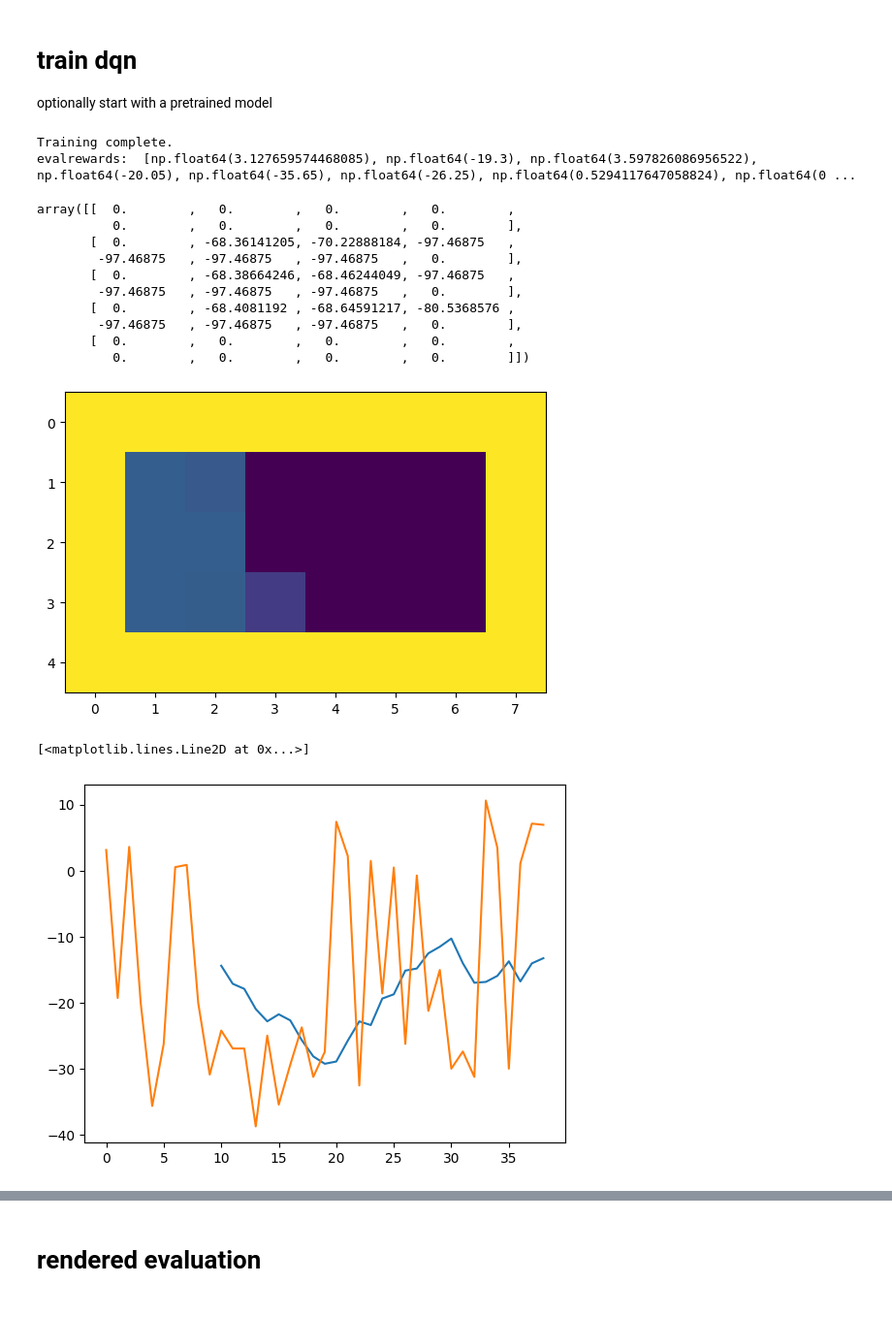
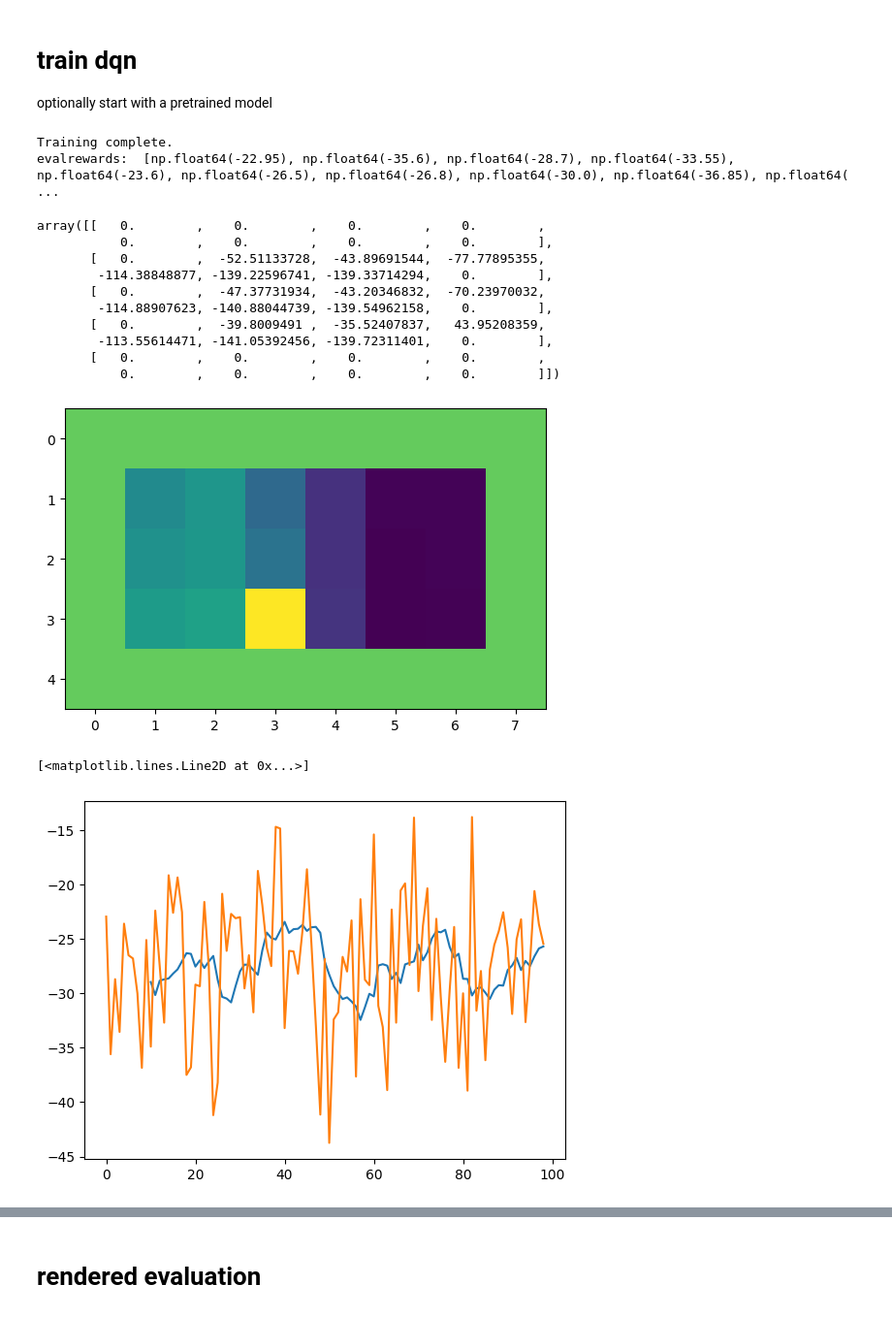
Before and after one commit to flaccagora/RoboSurgery, a Jupyter notebook: src/train.ipynb, the cells around one changed output, grey strips where cells are left out. Shown at 97% size. Drawn from its saved outputs; the diff is of its cells as text; code cells hidden in the pictures.

```diff
--- a/src/train.ipynb
+++ b/src/train.ipynb
@@ -79,7 +79,7 @@ state_value = np.max(Q,axis=1)
 Value_matrix_plot = np.zeros(env.maze.shape)
 for s, state in enumerate(states):
     # print(f"State: {state}, Value: {state_value[s]}")
-    if state[1] == (1,1):
+    if state[1] == (1,1) and state[0][2] == 3:
         Value_matrix_plot[state[0][0],state[0][1]] = state_value[s]
 
 # plot the value function as matrix
@@ -195,7 +194,9 @@ for s in range(lenS):
 
 Value_matrix_plot = np.zeros(env.maze.shape)
 for s, state in enumerate(states):
-    if state[1] == (1,1):
+    # set orientation of the agent to 3 to get the value of the state s = (x,y,3)
+    # expected xy0 xy1 xy2 xy3 are the same
+    if state[1] == (1,1) and state[0][2] == 0:
         Value_matrix_plot[state[0][0],state[0][1]] = state_value[s]
 
 plt.imshow(Value_matrix_plot)
@@ -268,7 +269,7 @@ def evaluate_agent_training(env : GridEnvDeform, agent : DoubleDQNAgent, num_epi
         episode_reward = 0
         done = False
         c = 25
-        while c > 0:
+        while not done and c > 0:
             # Render the environment
             # env.render()
 
@@ -297,7 +298,7 @@ agent = DoubleDQNAgent(state_dim, action_dim, lr = 0.01, q_network=model)
 
 env_wrapper = POMDPWrapper_v0(env, agent, T, O, R)
 # %%
-num_episodes = 200
+num_episodes = 500
 
 rewards = []
 evalrewards = []
@@ -347,34 +348,37 @@ print("Training complete.")
 print("evalrewards: ", evalrewards)
 # %% [output]
 Training complete.
-evalrewards:  [np.float64(3.127659574468085), np.float64(-19.3), np.float64(3.597826086956522), np.float64(-20.05), np.float64(-35.65), np.float64(-26.25), np.float64(0.5294117647058824), np.float64(0 ...
+evalrewards:  [np.float64(-22.95), np.float64(-35.6), np.float64(-28.7), np.float64(-33.55), np.float64(-23.6), np.float64(-26.5), np.float64(-26.8), np.float64(-30.0), np.float64(-36.85), np.float64( ...
 # %%
+# attenzione il valore dello stato è il valore xyphi quindi per ogni posizione ho 4 valori
+# (mi aspetto che il valore sia lo stesso per tutte le orientazioni)
 state_value = torch.zeros(lenS)
 for s in range(lenS):
+    # set orientation to 0
     state = torch.tensor([item for sublist in states[s] for item in sublist], dtype=torch.float32)
     state_value[s] = torch.max(agent.q_network(state))
 
 
 Value_matrix_plot = np.zeros(env.maze.shape)
 for s, state in enumerate(states):
     # print(f"State: {state}, Value: {state_value[s]}")
-    if state[1] == (1,1):
+    if state[1] == (1,1) and state[0][2] == 2:
         Value_matrix_plot[state[0][0],state[0][1]] = state_value[s]
 
 plt.imshow(Value_matrix_plot)
 Value_matrix_plot
 # %% [output]
-array([[  0.        ,   0.        ,   0.        ,   0.        ,
-          0.        ,   0.        ,   0.        ,   0.        ],
-       [  0.        , -68.36141205, -70.22888184, -97.46875   ,
-        -97.46875   , -97.46875   , -97.46875   ,   0.        ],
-       [  0.        , -68.38664246, -68.46244049, -97.46875   ,
-        -97.46875   , -97.46875   , -97.46875   ,   0.        ],
-       [  0.        , -68.4081192 , -68.64591217, -80.5368576 ,
-        -97.46875   , -97.46875   , -97.46875   ,   0.        ],
-       [  0.        ,   0.        ,   0.        ,   0.        ,
-          0.        ,   0.        ,   0.        ,   0.        ]])
+array([[   0.        ,    0.        ,    0.        ,    0.        ,
+           0.        ,    0.        ,    0.        ,    0.        ],
+       [   0.        ,  -52.51133728,  -43.89691544,  -77.77895355,
+        -114.38848877, -139.22596741, -139.33714294,    0.        ],
+       [   0.        ,  -47.37731934,  -43.20346832,  -70.23970032,
+        -114.88907623, -140.88044739, -139.54962158,    0.        ],
+       [   0.        ,  -39.8009491 ,  -35.52407837,   43.95208359,
+        -113.55614471, -141.05392456, -139.72311401,    0.        ],
+       [   0.        ,    0.        ,    0.        ,    0.        ,
+           0.        ,    0.        ,    0.        ,    0.        ]])
-[figure, old version]
+[figure, new version]
 # %%
 # plot evalrewards
 rolling = [-np.inf for _ in range(10)] + [np.mean(evalrewards[i-10:i]) for i in range(10,len(evalrewards))]
@@ -382,7 +386,7 @@ plt.plot(rolling)
 plt.plot(evalrewards)
 # %% [output]
 [<matplotlib.lines.Line2D at 0x...>]
-[figure, old version]
+[figure, new version]
 # %%
 evaluate_agent_training(env, agent, 1000)
 # %% [output]
```
Also changed, not shown: parts of 15 cells of this notebook, 5 other files.
